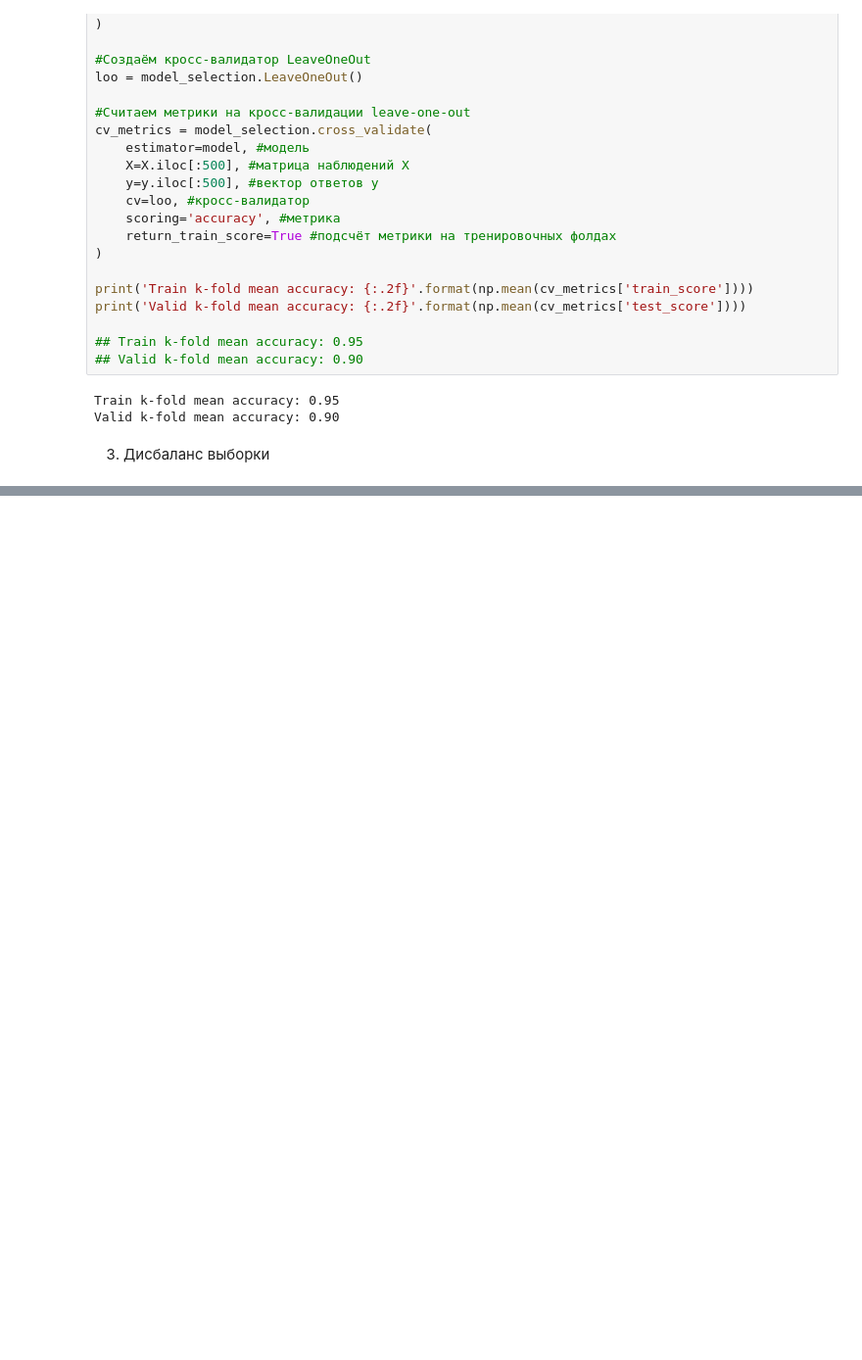
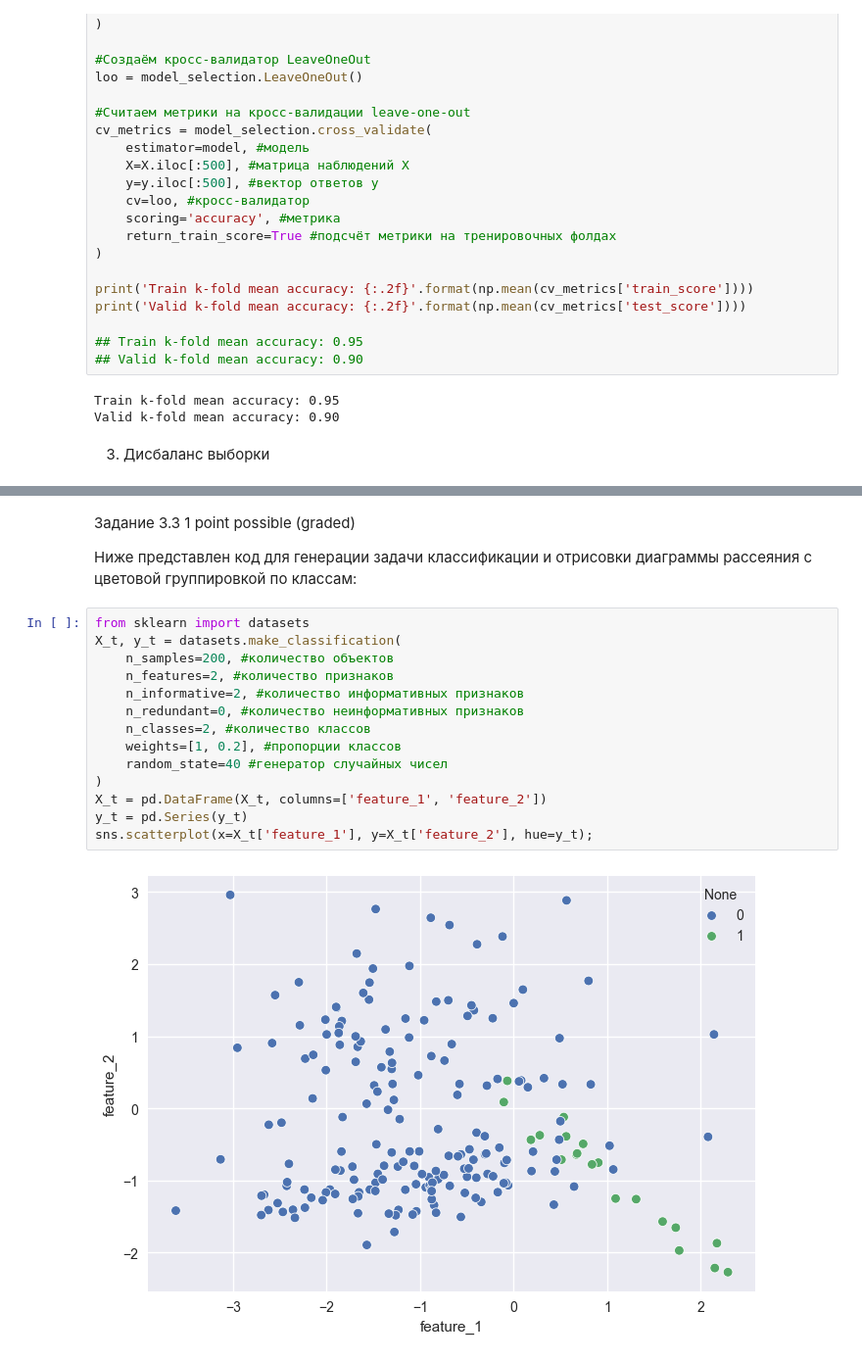
Before and after one commit to eartzhi/lessons, a Jupyter notebook: ml_05/ml_05.ipynb, the cells around one changed output, grey strips where cells are left out. Shown at 98% size. Cells and saved outputs as stored; diff of their text form; blank space fills up the shorter version.

```diff
--- a/ml_05/ml_05.ipynb
+++ b/ml_05/ml_05.ipynb
@@ -218,0 +285,21 @@ Valid k-fold mean accuracy: 0.90
+# %% [markdown]
+Задание 3.3
+1 point possible (graded)
+
+Ниже представлен код для генерации задачи классификации и отрисовки диаграммы рассеяния с цветовой группировкой по классам:
+# %%
+from sklearn import datasets
+X_t, y_t = datasets.make_classification(
+    n_samples=200, #количество объектов
+    n_features=2, #количество признаков
+    n_informative=2, #количество информативных признаков
+    n_redundant=0, #количество неинформативных признаков
+    n_classes=2, #количество классов
+    weights=[1, 0.2], #пропорции классов
+    random_state=40 #генератор случайных чисел
+)
+X_t = pd.DataFrame(X_t, columns=['feature_1', 'feature_2'])
+y_t = pd.Series(y_t)
+sns.scatterplot(x=X_t['feature_1'], y=X_t['feature_2'], hue=y_t);
+# %% [output]
+[figure, added]
```
Also changed, not shown: parts of 48 cells of this notebook, 1 other file.
